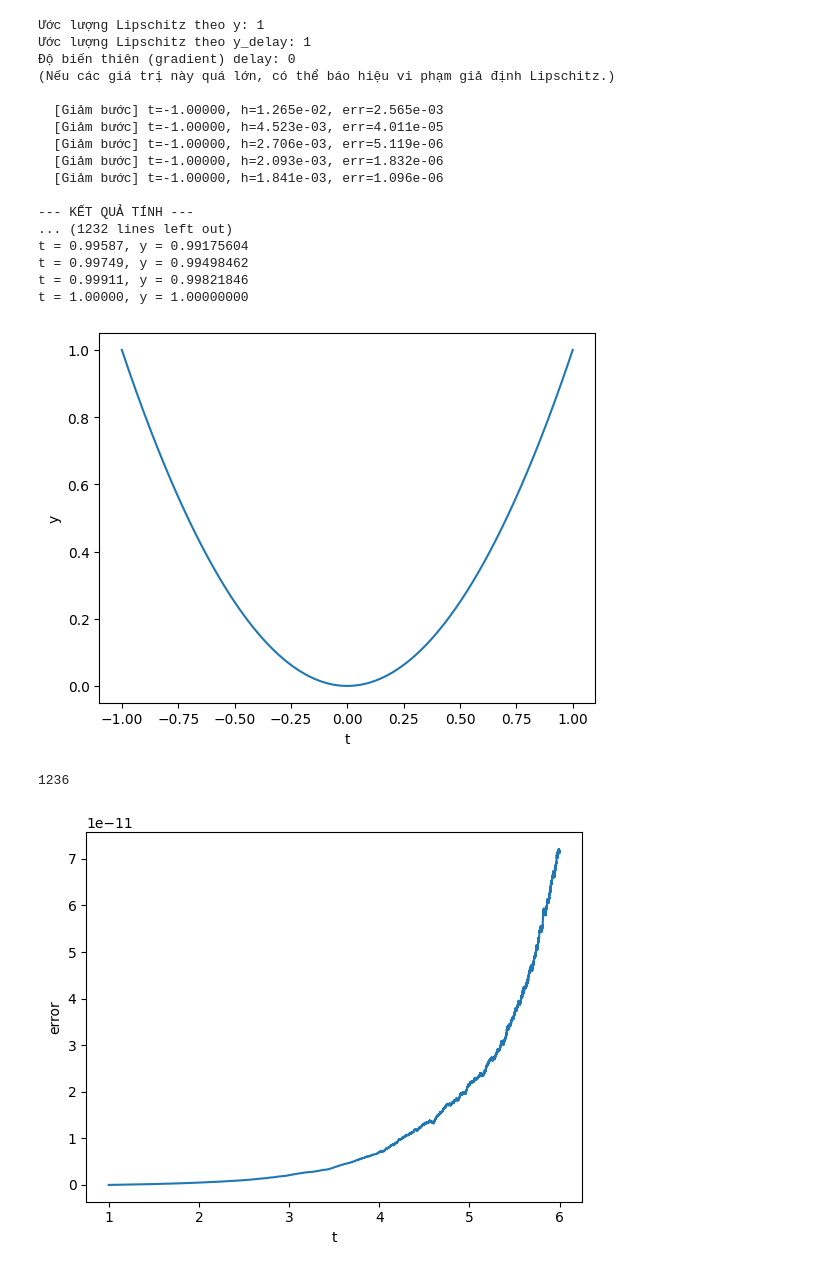
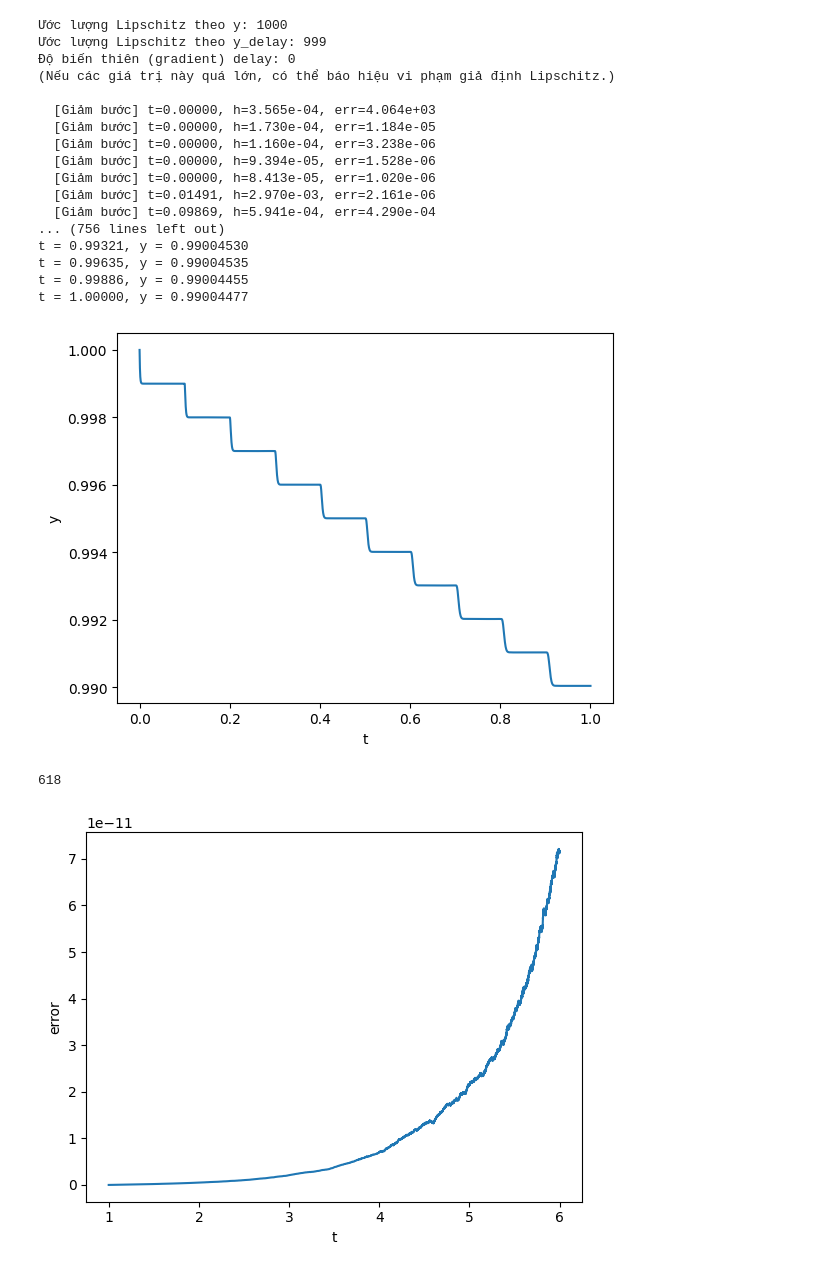
Before and after one commit to baotn0708/Numerical_method_for_DDE, a Jupyter notebook: test.ipynb, the cells around one changed output. Saved outputs shown, nothing was run; the diff lists cells and outputs as text; code cells hidden in the pictures.

```diff
--- a/test.ipynb
+++ b/test.ipynb
@@ -166,15 +166,15 @@ def solve_dde_adaptive(f, tau, phi, t0, t_final,
     return sol
 
 def f_example(t, y, y_delay):
-    return 2*t+y-t**2 +y_delay-(t-1)**2
+    return -1000*y+999*y_delay
 
 def tau_example(t, y):
-    return 1
+    return 0.1
 
 def phi_example(t):
-    return t**2
+    return 1.0
 
-t0 = -1
+t0 = 0
 t_final = 1
 
 # 6) Kiểm tra nhanh các điều kiện Lipschitz
@@ -183,49 +183,49 @@ check_conditions(f_example, tau_example, phi_example, t0)
 # 7) Giải DDE
 sol_example = solve_dde_adaptive(
     f=f_example,
     tau=tau_example,
     phi=phi_example,
     t0=t0,
     t_final=t_final,
     tol=1e-6,      # sai số có thể giảm xuống 1e-7, 1e-8 nếu cần
     h_init=0.1,    # bước khởi tạo
     h_min=1e-10,   # bước nhỏ nhất
     h_max=0.5      # bước lớn nhất
 )
 
 # 8) In (hoặc vẽ) kết quả
 print("\n--- KẾT QUẢ TÍNH ---")
 for node in sol_example:
     print(f"t = {node['t']:.5f}, y = {node['y']:.8f}")
 #Vẽ đồ thị
 import matplotlib.pyplot as plt
 t_values = [node['t'] for node in sol_example]
 y_values = [node['y'] for node in sol_example]
 plt.plot(t_values, y_values)
 plt.xlabel('t')
 plt.ylabel('y')
 plt.show()
 print(len(t_values))
 # %% [output]
-Ước lượng Lipschitz theo y: 1
-Ước lượng Lipschitz theo y_delay: 1
+Ước lượng Lipschitz theo y: 1000
+Ước lượng Lipschitz theo y_delay: 999
 Độ biến thiên (gradient) delay: 0
 (Nếu các giá trị này quá lớn, có thể báo hiệu vi phạm giả định Lipschitz.)
 
-  [Giảm bước] t=-1.00000, h=1.265e-02, err=2.565e-03
-  [Giảm bước] t=-1.00000, h=4.523e-03, err=4.011e-05
-  [Giảm bước] t=-1.00000, h=2.706e-03, err=5.119e-06
-  [Giảm bước] t=-1.00000, h=2.093e-03, err=1.832e-06
-  [Giảm bước] t=-1.00000, h=1.841e-03, err=1.096e-06
-
---- KẾT QUẢ TÍNH ---
-... (1232 lines left out)
-t = 0.99587, y = 0.99175604
-t = 0.99749, y = 0.99498462
-t = 0.99911, y = 0.99821846
-t = 1.00000, y = 1.00000000
+  [Giảm bước] t=0.00000, h=3.565e-04, err=4.064e+03
+  [Giảm bước] t=0.00000, h=1.730e-04, err=1.184e-05
+  [Giảm bước] t=0.00000, h=1.160e-04, err=3.238e-06
+  [Giảm bước] t=0.00000, h=9.394e-05, err=1.528e-06
+  [Giảm bước] t=0.00000, h=8.413e-05, err=1.020e-06
+  [Giảm bước] t=0.01491, h=2.970e-03, err=2.161e-06
+  [Giảm bước] t=0.09869, h=5.941e-04, err=4.290e-04
+... (756 lines left out)
+t = 0.99321, y = 0.99004530
+t = 0.99635, y = 0.99004535
+t = 0.99886, y = 0.99004455
+t = 1.00000, y = 0.99004477
-[figure, old version]
+[figure, new version]
-1236
+618
 # %%
 #tính sai số
 y_exact = [np.exp(t) for t in t_values]
```
Also changed, not shown: parts of 10 cells of this notebook, 4 other files.
